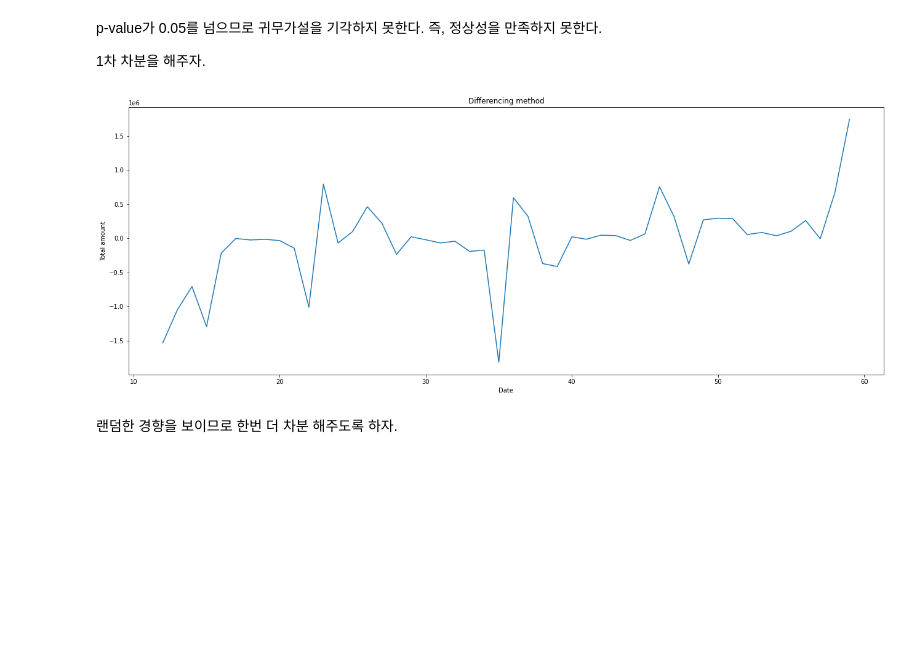
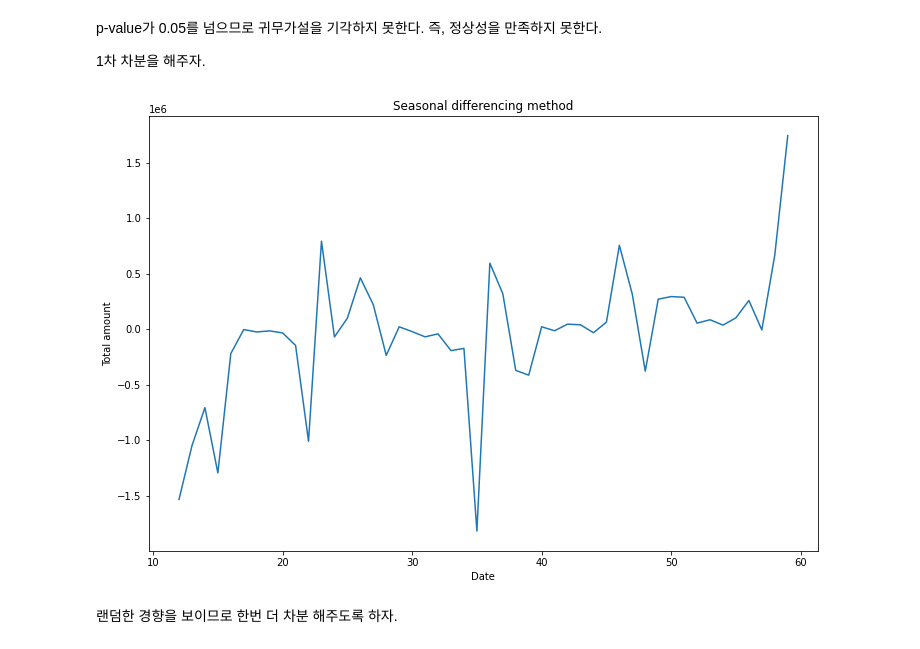
Before and after one commit to gyeonh/Data_analysis, a Jupyter notebook: draft1.ipynb, the cells around one changed output. Saved outputs shown, nothing was run; the diff lists cells and outputs as text; code cells hidden in the pictures; blank space fills up the shorter version.

```diff
--- a/draft1.ipynb
+++ b/draft1.ipynb
@@ -70,5 +70,7 @@ data_d  # series타입
 # train, test set 나누기
 
 train = data_d[data_d.year!=2018]
+train = train['공급량']
 test = data_d[data_d.year==2018]
-test
+test_target = test['공급량']
+test = test.drop(['공급량'], axis=1)
@@ -154,15 +156,15 @@ p-value가 0.05를 넘으므로 귀무가설을 기각하지 못한다. 즉, 정
 1차 차분을 해주자.
 # %%
 # 계절 차분
-train_diff1 = train['공급량'] - train['공급량'].shift(12)
-plt.figure(figsize=(22,8))
+train_diff1 = train - train.shift(12)
+plt.figure(figsize=(12,8))
 plt.plot(train_diff1)
-plt.title("Differencing method")
+plt.title("Seasonal differencing method")
 plt.xlabel("Date")
 plt.ylabel("Total amount")
 plt.show()
 # %% [output]
-[figure, old version]
+[figure, new version]
 # %% [markdown]
 랜덤한 경향을 보이므로 한번 더 차분 해주도록 하자.
 # %%
```
Also changed, not shown: parts of 19 cells of this notebook.
